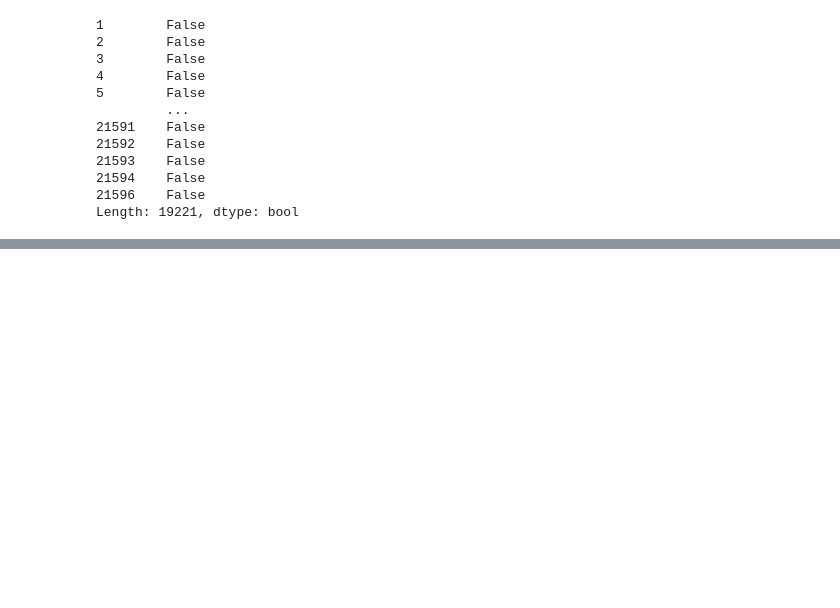
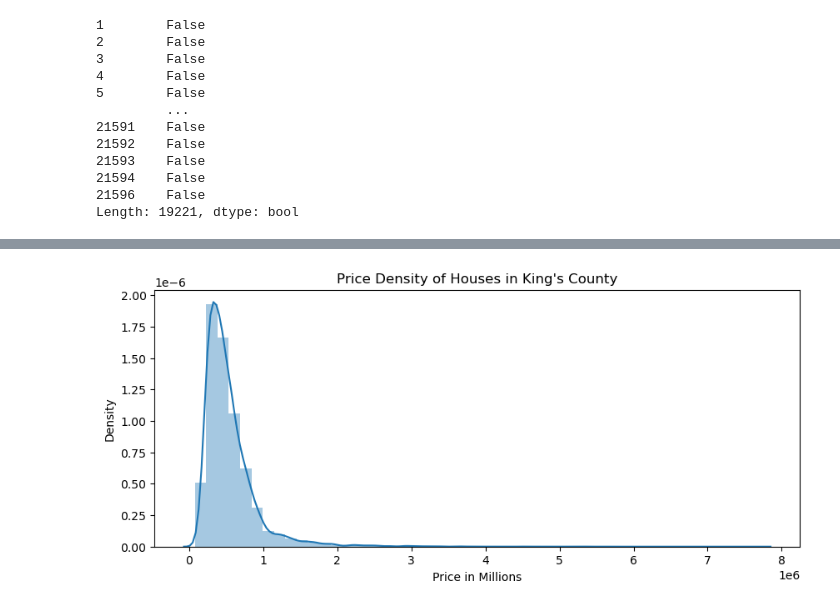
Before and after one commit to mbuvimuia/Northwest-County-Housing-Analysis, a Jupyter notebook: student.ipynb, the cells around one changed output, grey strips where cells are left out. Cells and saved outputs as stored; diff of their text form; code cells hidden in the pictures; blank space fills up the shorter version.

```diff
--- a/student.ipynb
+++ b/student.ipynb
@@ -278,0 +351,10 @@ Length: 19221, dtype: bool
+# %%
+# Plotting a histogram/kernel density estimate of price
+
+plt.figure(figsize=(10,4))
+
+price_dist = sns.distplot(df["price"])
+price_dist.set(xlabel="Price in Millions", title="Price Density of Houses in King's County")
+plt.savefig('Visualization2')
+# %% [output]
+[figure, added]
```
Also changed, not shown: parts of 26 cells of this notebook, 5 other files.
